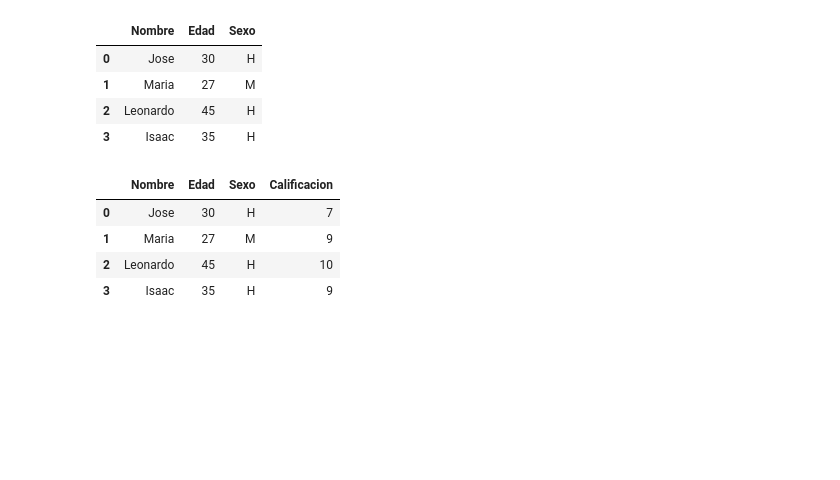
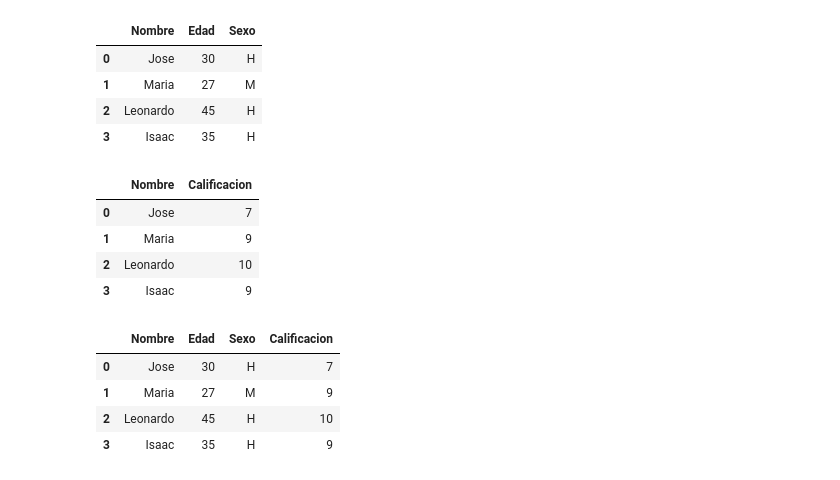
Before and after one commit to tri-ntropy/python.course.ds, a Jupyter notebook: Notas de la Clase/Bloque 5 - Pandas.ipynb, the cells around one changed output. Saved outputs shown, nothing was run; the diff lists cells and outputs as text; code cells hidden in the pictures; blank space fills up the shorter version.

```diff
--- a/Notas de la Clase/Bloque 5 - Pandas.ipynb
+++ b/Notas de la Clase/Bloque 5 - Pandas.ipynb
@@ -408,8 +407,15 @@ df
 # %%
 calificaciones = {"Nombre" : ["Jose", "Maria", "Leonardo", "Isaac"],
                   "Calificacion" : [7, 9, 10, 9]}
 
 df_calificaciones = pd.DataFrame(calificaciones)
+df_calificaciones
+# %% [output]
+|  | Nombre | Calificacion |
+| 0 | Jose | 7 |
+| 1 | Maria | 9 |
+| 2 | Leonardo | 10 |
+| 3 | Isaac | 9 |
 # %%
 df_completo = pd.merge(df, df_calificaciones, "inner", on = "Nombre")
 df_completo
```
Also changed, not shown: parts of 5 cells of this notebook, 2 other files.
